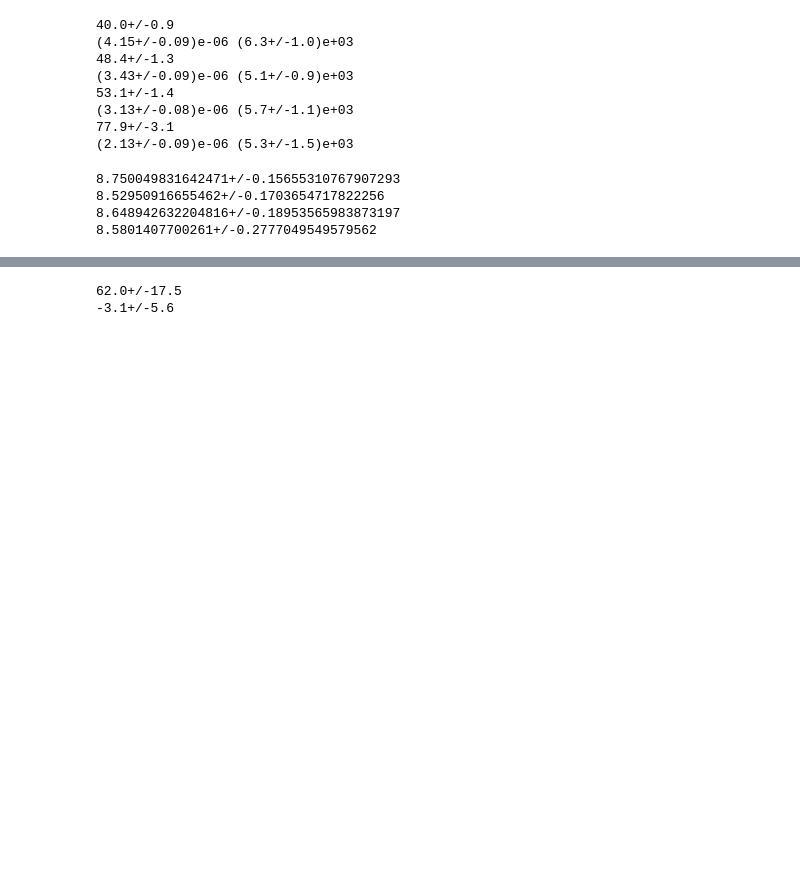
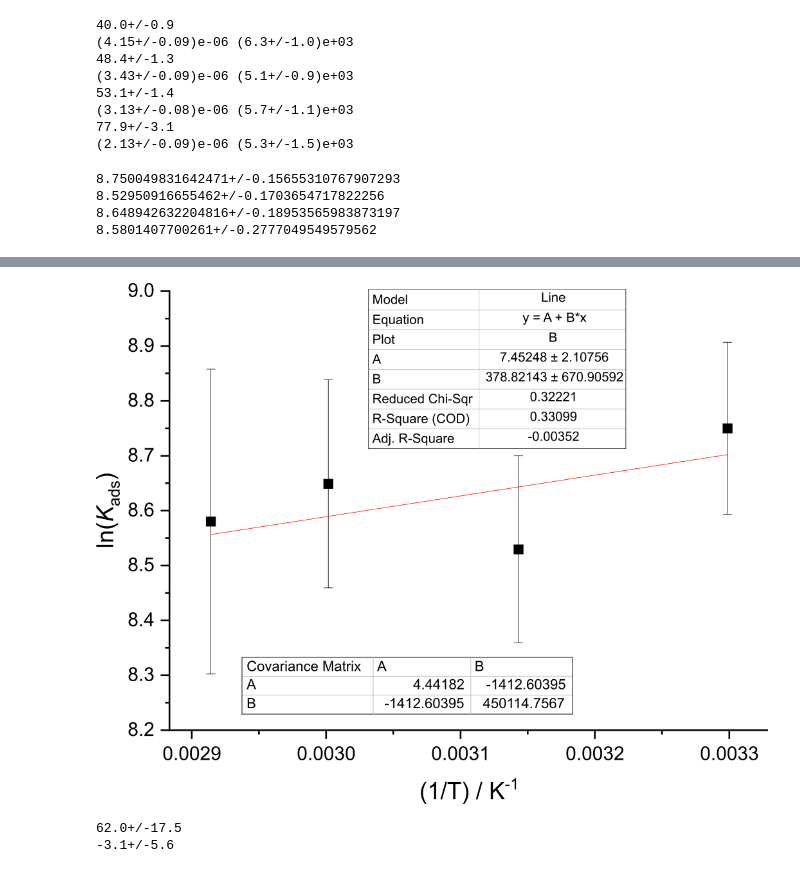
Before and after one commit to Armatron44/GMO_NR_SANS_MD, a Jupyter notebook: Depletion_Isotherm/FTIR_calibration+analysis.ipynb, the cells around one changed output, grey strips where cells are left out. Saved outputs shown, nothing was run; the diff lists cells and outputs as text; code cells hidden in the pictures; blank space fills up the shorter version.

Commit message:
Fix VH display

```diff
--- a/Depletion_Isotherm/FTIR_calibration+analysis.ipynb
+++ b/Depletion_Isotherm/FTIR_calibration+analysis.ipynb
@@ -618,5 +618,7 @@ print(repr(ium.log(K70)))
 8.648942632204816+/-0.18953565983873197
 8.5801407700261+/-0.2777049549579562
 # %%
-display(SVG(filename='Vant_Hoff.svg'))
+#svg doesn't display properly for some reason.
+
+display(Image(filename='Vant_Hoff.png'))
 # %% [output]
@@ -624,3 +625,4 @@ display(SVG(filename='Vant_Hoff.svg'))
+[figure, added]
 # %%
 #vant hoff regression
 
```
Also changed, not shown: parts of 2 cells of this notebook, 1 other file.
